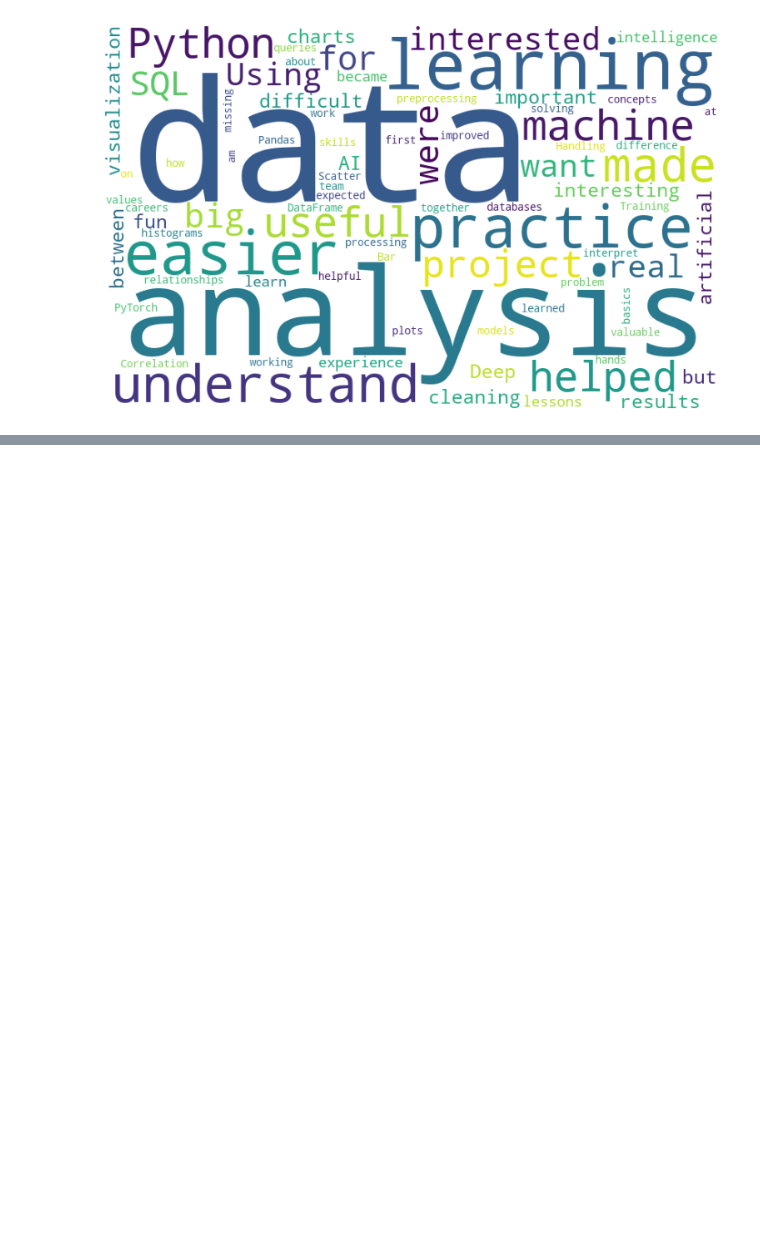
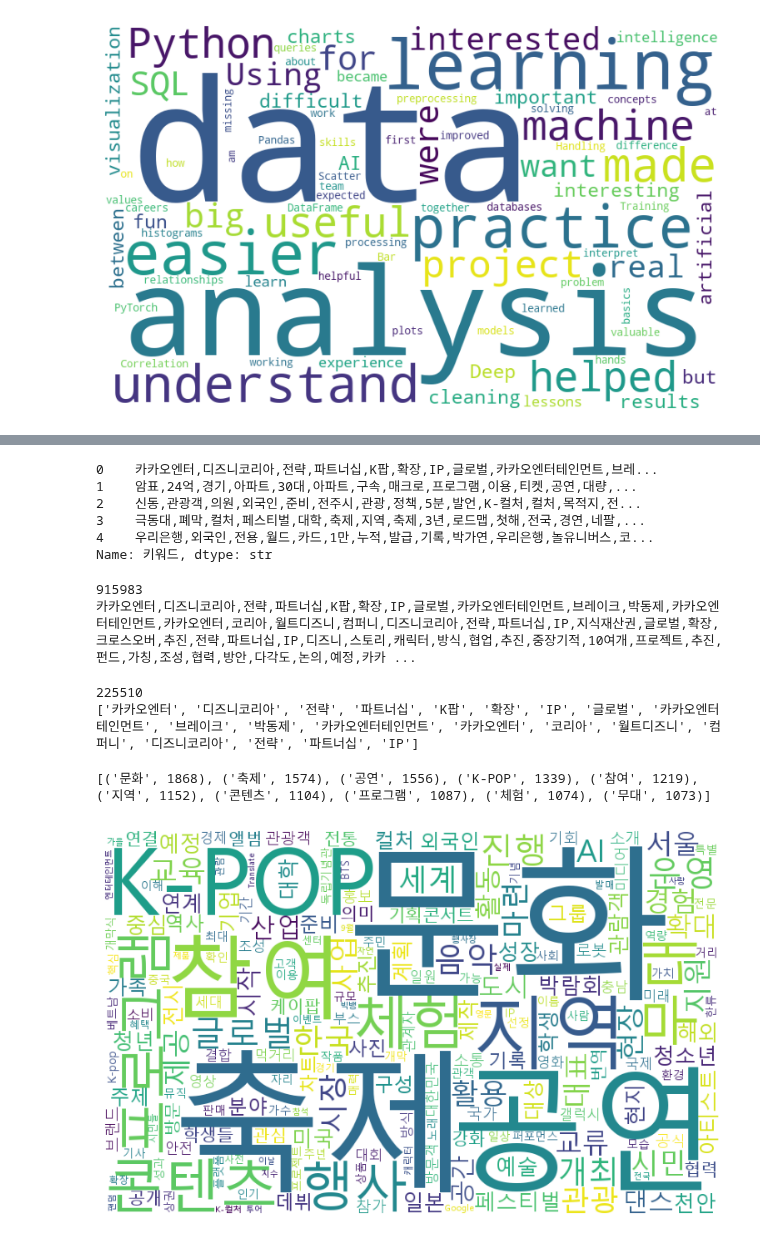
Before and after one commit to KaiLynn99/python_alone, a Jupyter notebook: 2026 9月/9.15 (60日目)/21. 探索 - 非構造化データの可視化：ワードクラウド.ipynb, the cells around one changed output, grey strips where cells are left out. Cells and saved outputs as stored; diff of their text form; code cells hidden in the pictures; blank space fills up the shorter version.

```diff
--- a/2026 9月/9.15 (60日目)/21. 探索 - 非構造化データの可視化：ワードクラウド.ipynb
+++ b/2026 9月/9.15 (60日目)/21. 探索 - 非構造化データの可視化：ワードクラウド.ipynb
@@ -169,0 +202,60 @@ plt.show()
+# %%
+# 「キーワード」列を抽出
+keywords = df["키워드"] # df.loc[], df.iloc[], df[]
+
+keywords.head()
+# %% [output]
+0    카카오엔터,디즈니코리아,전략,파트너십,K팝,확장,IP,글로벌,카카오엔터테인먼트,브레...
+1    암표,24억,경기,아파트,30대,아파트,구속,매크로,프로그램,이용,티켓,공연,대량,...
+2    신동,관광객,의원,외국인,준비,전주시,관광,정책,5분,발언,K-컬처,컬처,목적지,전...
+3    극동대,폐막,컬처,페스티벌,대학,축제,지역,축제,3년,로드맵,첫해,전국,경연,네팔,...
+4    우리은행,외국인,전용,월드,카드,1만,누적,발급,기록,박가연,우리은행,놀유니버스,코...
+Name: 키워드, dtype: str
+# %%
+# 各行のキーワードを1つの文字列に結合
+text = ",".join(keywords)
+# %%
+# 全体の文字数を確認
+print(len(text))
+
+# 先頭500文字を確認
+print(text[:500])
+# %% [output]
+915983
+카카오엔터,디즈니코리아,전략,파트너십,K팝,확장,IP,글로벌,카카오엔터테인먼트,브레이크,박동제,카카오엔터테인먼트,카카오엔터,코리아,월트디즈니,컴퍼니,디즈니코리아,전략,파트너십,IP,지식재산권,글로벌,확장,크로스오버,추진,전략,파트너십,IP,디즈니,스토리,캐릭터,방식,협업,추진,중장기적,10여개,프로젝트,추진,펀드,가칭,조성,협력,방안,다각도,논의,예정,카카 ...
+# %%
+# 「,」を基準にキーワードを分割
+words = text.split(",")
+
+# キーワードの総数を確認
+print(len(words))
+
+# 先頭20個のキーワードを確認
+print(words[:20])
+# %% [output]
+225510
+['카카오엔터', '디즈니코리아', '전략', '파트너십', 'K팝', '확장', 'IP', '글로벌', '카카오엔터테인먼트', '브레이크', '박동제', '카카오엔터테인먼트', '카카오엔터', '코리아', '월트디즈니', '컴퍼니', '디즈니코리아', '전략', '파트너십', 'IP']
+# %%
+# 各キーワードの出現回数を集計
+word_count = Counter(words)
+
+# 出現回数が多い上位10個を確認
+print(word_count.most_common(10))
+# %% [output]
+[('문화', 1868), ('축제', 1574), ('공연', 1556), ('K-POP', 1339), ('참여', 1219), ('지역', 1152), ('콘텐츠', 1104), ('프로그램', 1087), ('체험', 1074), ('무대', 1073)]
+# %%
+wordcloud2 = WordCloud(
+    font_path="C:/Windows/Fonts/malgun.ttf",  # WordCloud内で韓国語が文字化けしないように韓国語フォントを設定
+    width=800,
+    height=500,
+    background_color="white",
+    stopwords=set()
+).generate_from_frequencies(word_count)
+
+# 出力
+plt.figure(figsize=(10, 6))
+plt.imshow(wordcloud2)
+plt.axis("off")
+plt.show()
+# %% [output]
+[figure, added]
```
Also changed, not shown: parts of 5 cells of this notebook, 1 other file.
